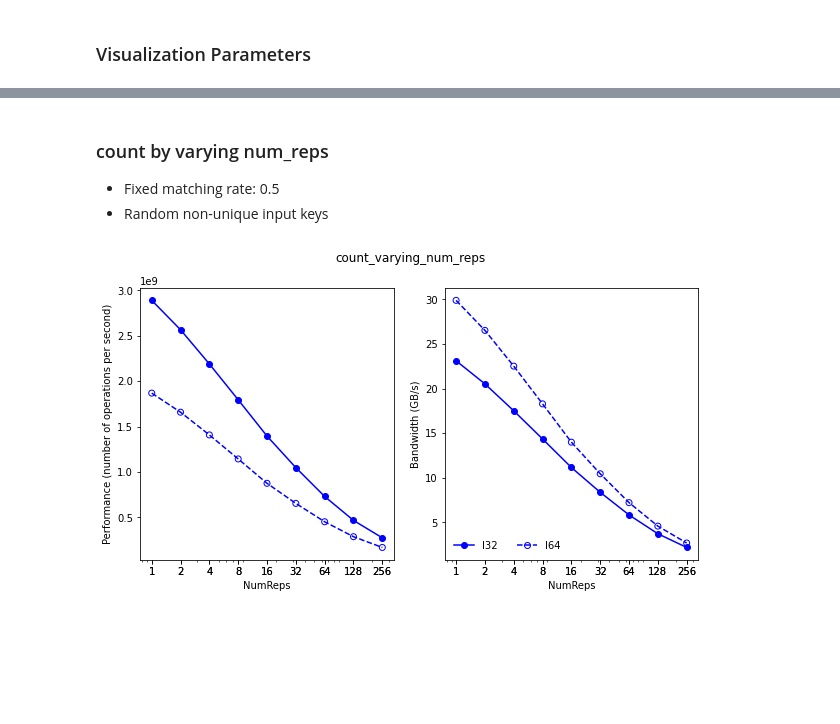
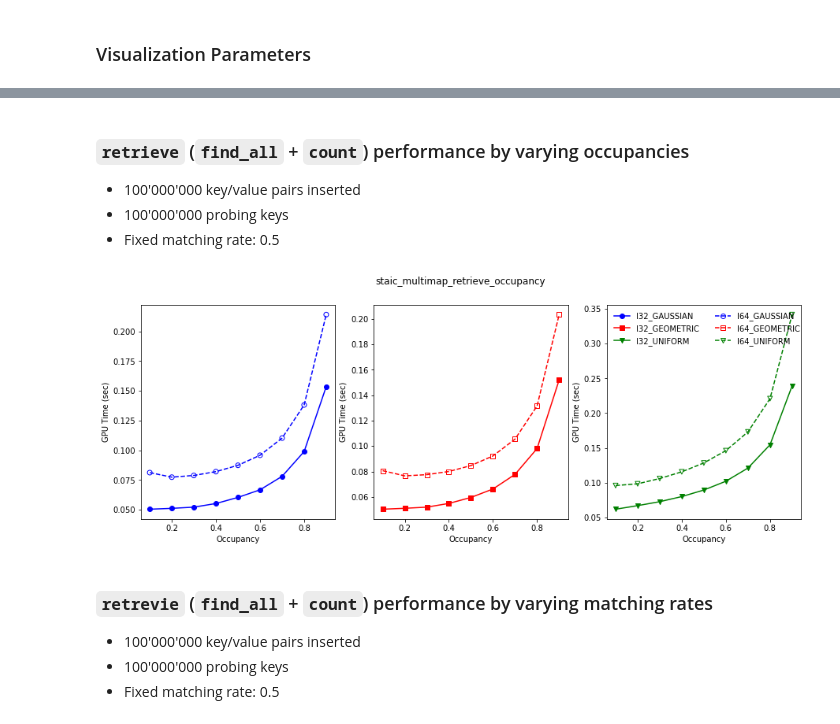
Before and after one commit to NVIDIA/cuCollections, a Jupyter notebook: benchmarks/analysis/notebooks/StaticMultimap.ipynb, the cells around one changed output, grey strips where cells are left out. Cells and saved outputs as stored; diff of their text form; code cells hidden in the pictures; blank space fills up the shorter version.

```diff
--- a/benchmarks/analysis/notebooks/StaticMultimap.ipynb
+++ b/benchmarks/analysis/notebooks/StaticMultimap.ipynb
@@ -145,0 +157,9 @@ for bm in unique_bms:
+# %%
+for bm in unique_bms:
+    flag = "staic_multimap_find_all_uniform_multiplicity" == bm
+
+    if flag:
+        tmpdf = perfdf[perfdf["Benchmark"] == bm]
+
+        unique_labels = tmpdf["Label"].unique()
+        plot_single_perf(bm, tmpdf, "Multiplicity", unique_labels)
@@ -145,0 +175,9 @@ for bm in unique_bms:
+# %%
+for bm in unique_bms:
+    flag = "staic_multimap_find_all_occupancy" == bm
+
+    if flag:
+        tmpdf = perfdf[perfdf["Benchmark"] == bm]
+
+        unique_labels = tmpdf["Label"].unique()
+        plot_dual_perf(bm, tmpdf, "Occupancy", unique_labels)
@@ -145,0 +193,9 @@ for bm in unique_bms:
+# %%
+for bm in unique_bms:
+    flag = "staic_multimap_find_all_matching_rate" == bm
+
+    if flag:
+        tmpdf = perfdf[perfdf["Benchmark"] == bm]
+
+        unique_labels = tmpdf["Label"].unique()
+        plot_dual_perf(bm, tmpdf, "MatchingRate", unique_labels)
@@ -145,0 +213,9 @@ for bm in unique_bms:
+# %%
+for bm in unique_bms:
+    flag = "staic_multimap_retrieve_uniform_multiplicity" == bm
+
+    if flag:
+        tmpdf = perfdf[perfdf["Benchmark"] == bm]
+
+        unique_labels = tmpdf["Label"].unique()
+        plot_single_perf(bm, tmpdf, "Multiplicity", unique_labels)
@@ -146,17 +224,25 @@ for bm in unique_bms:
 # %% [markdown]
-### count by varying num_reps
+### `retrieve` (`find_all`  + `count`) performance by varying occupancies
 <ul>
+<li>100'000'000 key/value pairs inserted</li>
+<li>100'000'000 probing keys</li>
 <li>Fixed matching rate: 0.5</li>
-<li>Random non-unique input keys</li>
 </ul>
 # %%
 for bm in unique_bms:
-    flag = "count_varying_num_reps" == bm
+    flag = "staic_multimap_retrieve_occupancy" == bm
 
     if flag:
         tmpdf = perfdf[perfdf["Benchmark"] == bm]
 
         unique_labels = tmpdf["Label"].unique()
-        plot_perf(bm, tmpdf, "NumReps", unique_labels, flag)
+        plot_dual_perf(bm, tmpdf, "Occupancy", unique_labels)
 # %% [output]
-[figure, old version]
+[figure, new version]
+# %% [markdown]
+### `retrevie` (`find_all`  + `count`) performance by varying matching rates
+<ul>
+<li>100'000'000 key/value pairs inserted</li>
+<li>100'000'000 probing keys</li>
+<li>Fixed matching rate: 0.5</li>
+</ul>
```
Also changed, not shown: parts of 26 cells of this notebook, 1 other file.
